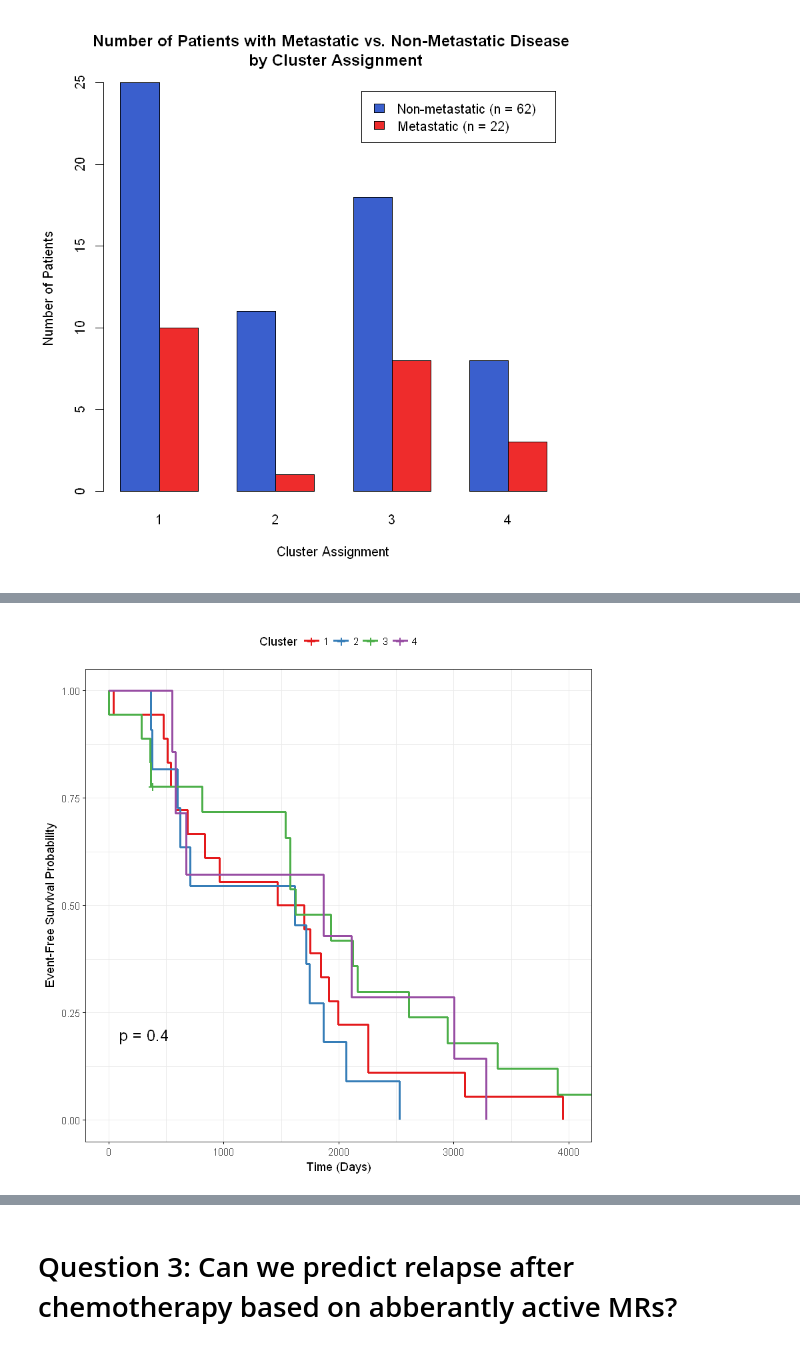
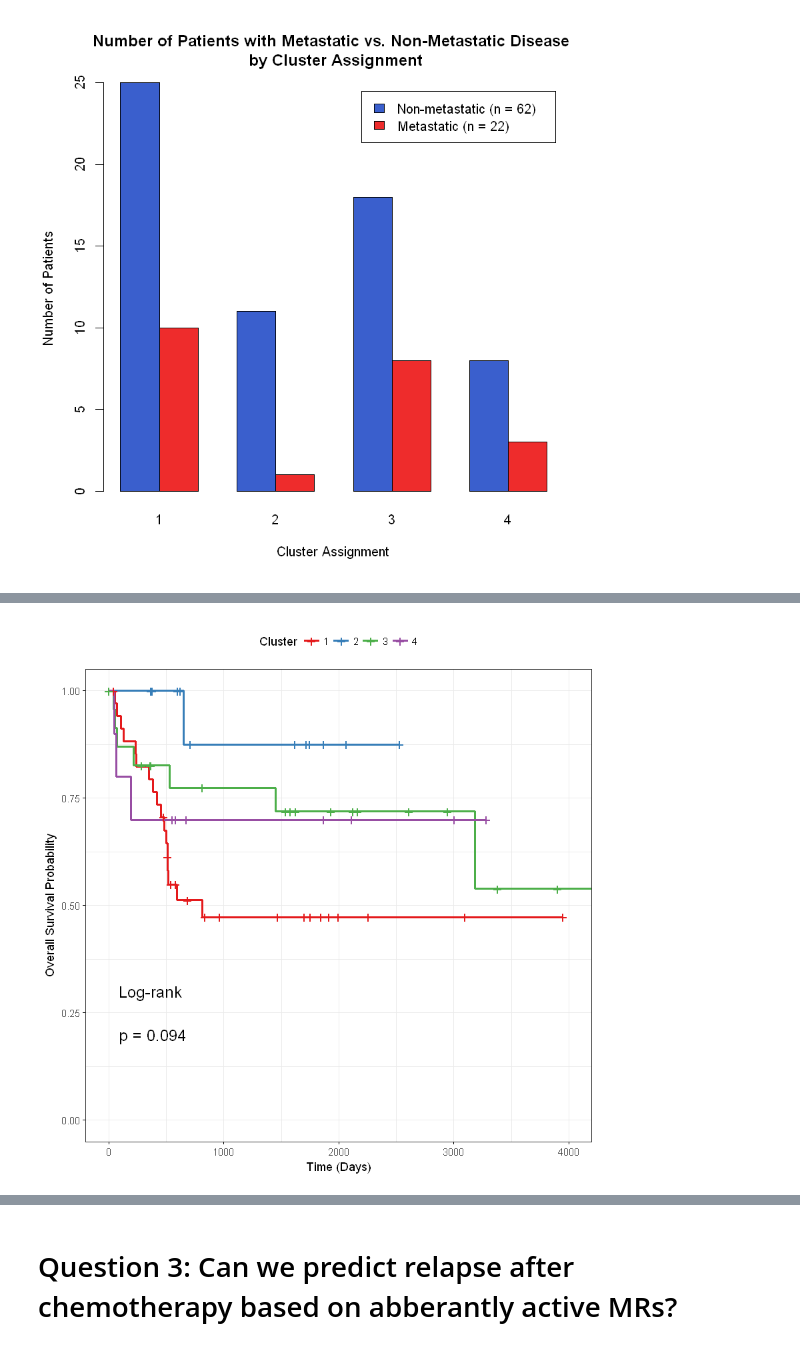
Before and after one commit to jeinson/CM-Osteosarcoma-Analysis, a Jupyter notebook: Identifing Relapse status from MR signatures.ipynb, the cells around one changed output, grey strips where cells are left out. Drawn from its saved outputs; the diff is of its cells as text; code cells hidden in the pictures.

```diff
--- a/Identifing Relapse status from MR signatures.ipynb
+++ b/Identifing Relapse status from MR signatures.ipynb
@@ -492,28 +486,32 @@ survival_data2 <- ClinicalCluster %>% select(`Time.to.First.Event.in.Days`, `Vit
 survival_data2 <- survival_data2 %>% mutate(status = as.factor(`Vital.Status`)) %>% mutate(cluster = as.factor(`ClusterAssignment2[joint, ]`) %>% as.factor)
 survival_data2 <- survival_data2[complete.cases(survival_data2),]
 survival_data2 <- survival_data2 %>% mutate(cluster_bin = c(1,2,3,4)[cluster]) %>% mutate(days2 = `Time.to.First.Event.in.Days`)
-survival_data2$status_bin <- c(0,1)[survival_data2$status] %>% as.numeric
+survival_data2 %<>% filter(Vital.Status == "Alive" | Vital.Status == "Dead")
+survival_data2$Vital.Status %<>% factor(levels = c("Alive", "Dead"))
+survival_data2$status_bin <- c(0,1)[survival_data2$Vital.Status] %>% as.numeric
 # Comparison using log-rank test which is slightly different from Cox proportional hazards
 fit_EFS <- survfit(Surv(days2, status_bin) ~ cluster, data =  survival_data2)
-# Plotting Kaplan Meirer survival curves with results of the log-rank test
-ggsurvplot(fit_EFS,
-           legend.title = "Cluster",
-           legend.labs = c("1", "2", "3", "4"),
-           # Add p-value and tervals
-           pval = TRUE,
-           pval.method = FALSE,
-           conf.int = FALSE,
-           # Add risk table
-           #risk.table = TRUE,
-           #tables.height = 0.2,
-           #tables.theme = theme_cleantable(),
-           ylab = "Event-Free Survival Probability",
-           xlab = "Time (Days)",
-           #cex.lab = 10,
-           palette = brewer.pal(4, "Set1"),
-           ggtheme = theme_bw()
-)
-# %% [output]
-[figure, removed]
+# %%
+# Comparison using log-rank test which is slightly different from Cox proportional hazards
+fit_EFS <- survfit(Surv(days2, status_bin) ~ cluster, data =  survival_data2)
+# Plotting Kaplan Meirer survival curves with results of the log-rank test
+ggsurvplot(fit_EFS,
+           legend.title = "Cluster",
+           legend.labs = c("1", "2", "3", "4"),
+           pval = TRUE,
+           pval.method = TRUE,
+           conf.int = FALSE,
+           # Add risk table
+           #risk.table = TRUE,
+           #tables.height = 0.2,
+           #tables.theme = theme_cleantable(),
+           ylab = "Overall Survival Probability",
+           xlab = "Time (Days)",
+           cex.lab = 10,
+           palette = brewer.pal(4, "Set1"),
+           ggtheme = theme_bw()
+)
+# %% [output]
+[figure, added]
 # %%
 # Also did pairwise comparison between clusters using log-rank test
```
Also changed, not shown: parts of 14 cells of this notebook.
